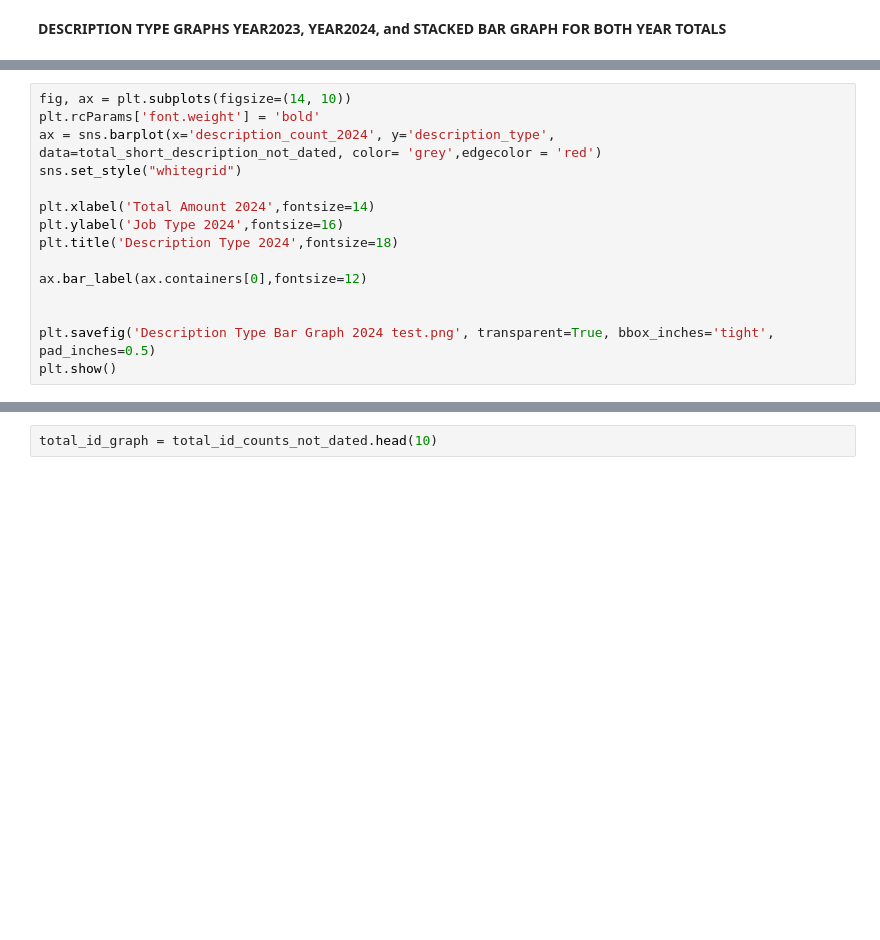
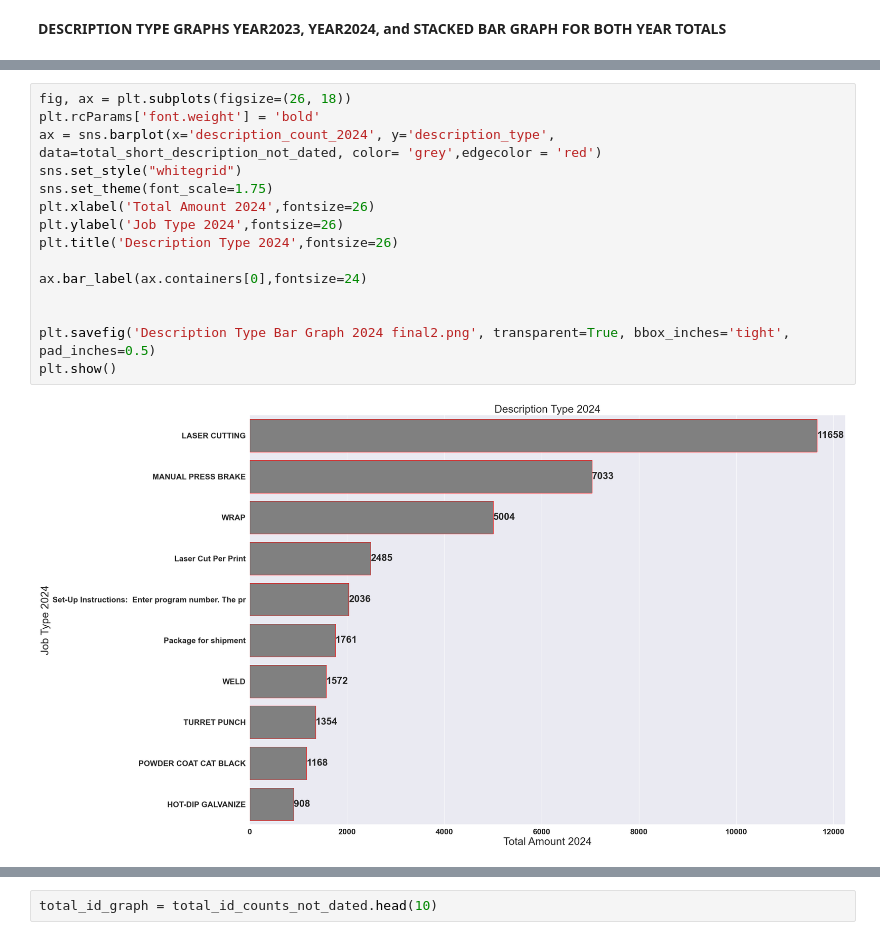
Before and after one commit to NSS-Full-Time-Data-Analytics-14/metal-fabrication-snickers, a Jupyter notebook: Notebook/Actual Metal Project.ipynb, the cells around one changed output, grey strips where cells are left out. Cells and saved outputs as stored; diff of their text form; blank space fills up the shorter version.

```diff
--- a/Notebook/Actual Metal Project.ipynb
+++ b/Notebook/Actual Metal Project.ipynb
@@ -258,18 +679,20 @@ plt.show()
 # %%
-fig, ax = plt.subplots(figsize=(14, 10))
+fig, ax = plt.subplots(figsize=(26, 18))
 plt.rcParams['font.weight'] = 'bold'
 ax = sns.barplot(x='description_count_2024', y='description_type', data=total_short_description_not_dated, color= 'grey',edgecolor = 'red')
 sns.set_style("whitegrid")
+sns.set_theme(font_scale=1.75)
+plt.xlabel('Total Amount 2024',fontsize=26)
+plt.ylabel('Job Type 2024',fontsize=26)
+plt.title('Description Type 2024',fontsize=26)
 
-plt.xlabel('Total Amount 2024',fontsize=14)
-plt.ylabel('Job Type 2024',fontsize=16)
-plt.title('Description Type 2024',fontsize=18)
-
-ax.bar_label(ax.containers[0],fontsize=12)
+ax.bar_label(ax.containers[0],fontsize=24)
 
 
-plt.savefig('Description Type Bar Graph 2024 test.png', transparent=True, bbox_inches='tight', pad_inches=0.5)
+plt.savefig('Description Type Bar Graph 2024 final2.png', transparent=True, bbox_inches='tight', pad_inches=0.5)
 plt.show()
+# %% [output]
+[figure, added]
 # %%
 df = pd.DataFrame({'2023': [9420, 6732, 6368, 3353, 2153, 2072,
                                  1733, 1220, 973, 738],
```
Also changed, not shown: parts of 41 cells of this notebook, 21 other files.
